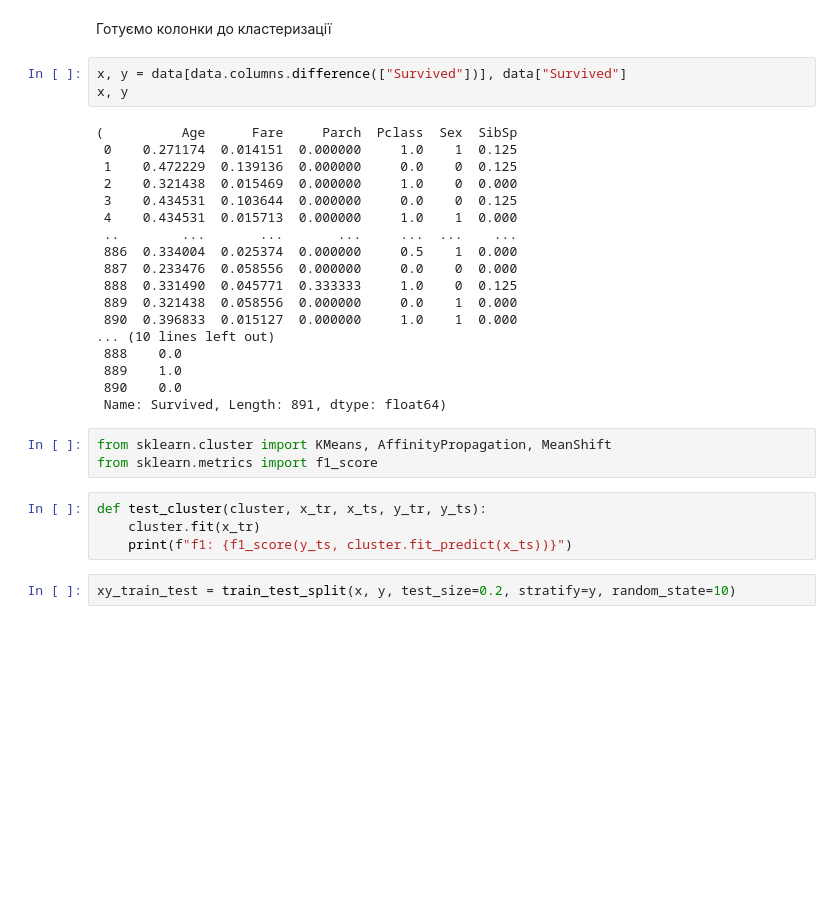
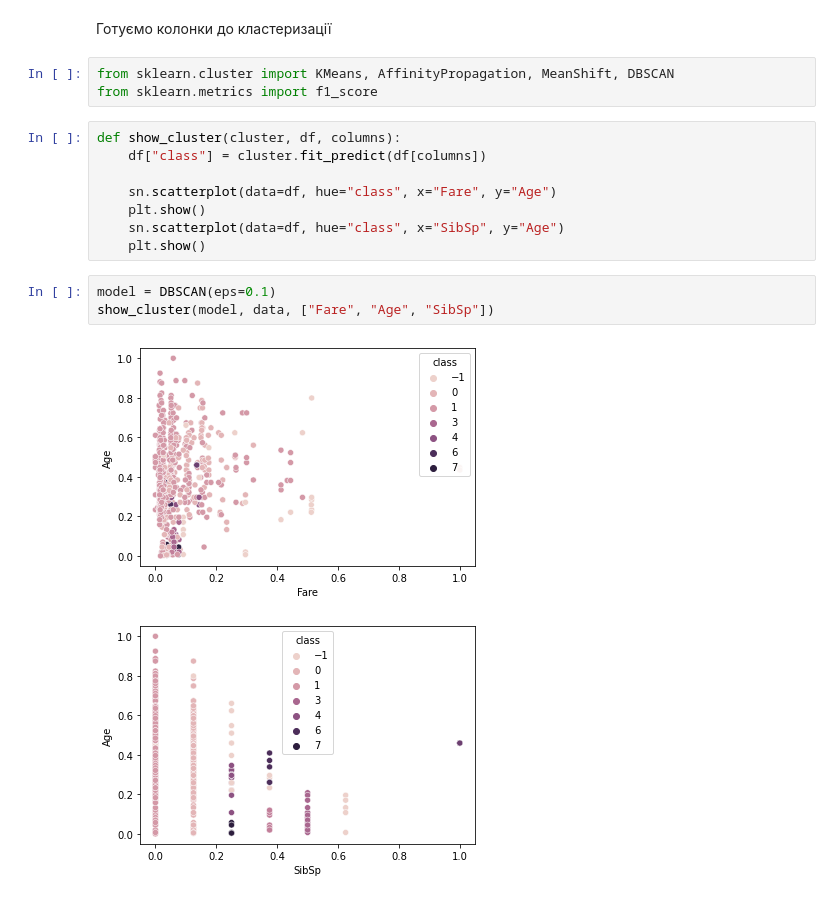
Before and after one commit to Valemos/ml_labs, a Jupyter notebook: lab3_titanic/experiments.ipynb, the cells around one changed output. Drawn from its saved outputs; the diff is of its cells as text; blank space fills up the shorter version.

```diff
--- a/lab3_titanic/experiments.ipynb
+++ b/lab3_titanic/experiments.ipynb
@@ -199,32 +175,19 @@ data.describe()
 # %% [markdown]
 Готуємо колонки до кластеризації
-# %%
-x, y = data[data.columns.difference(["Survived"])], data["Survived"]
-x, y
-# %% [output]
-(          Age      Fare     Parch  Pclass  Sex  SibSp
- 0    0.271174  0.014151  0.000000     1.0    1  0.125
- 1    0.472229  0.139136  0.000000     0.0    0  0.125
- 2    0.321438  0.015469  0.000000     1.0    0  0.000
- 3    0.434531  0.103644  0.000000     0.0    0  0.125
- 4    0.434531  0.015713  0.000000     1.0    1  0.000
- ..        ...       ...       ...     ...  ...    ...
- 886  0.334004  0.025374  0.000000     0.5    1  0.000
- 887  0.233476  0.058556  0.000000     0.0    0  0.000
- 888  0.331490  0.045771  0.333333     1.0    0  0.125
- 889  0.321438  0.058556  0.000000     0.0    1  0.000
- 890  0.396833  0.015127  0.000000     1.0    1  0.000
-... (10 lines left out)
- 888    0.0
- 889    1.0
- 890    0.0
- Name: Survived, Length: 891, dtype: float64)
 # %%
-from sklearn.cluster import KMeans, AffinityPropagation, MeanShift
+from sklearn.cluster import KMeans, AffinityPropagation, MeanShift, DBSCAN
 from sklearn.metrics import f1_score
-# %%
-def test_cluster(cluster, x_tr, x_ts, y_tr, y_ts):
-    cluster.fit(x_tr)
-    print(f"f1: {f1_score(y_ts, cluster.fit_predict(x_ts))}")
-# %%
-xy_train_test = train_test_split(x, y, test_size=0.2, stratify=y, random_state=10)
+# %%
+def show_cluster(cluster, df, columns):
+    df["class"] = cluster.fit_predict(df[columns])
+
+    sn.scatterplot(data=df, hue="class", x="Fare", y="Age")
+    plt.show()
+    sn.scatterplot(data=df, hue="class", x="SibSp", y="Age")
+    plt.show()
+# %%
+model = DBSCAN(eps=0.1)
+show_cluster(model, data, ["Fare", "Age", "SibSp"])
+# %% [output]
+[figure, added]
+[figure, added]
```
Also changed, not shown: parts of 22 cells of this notebook.
